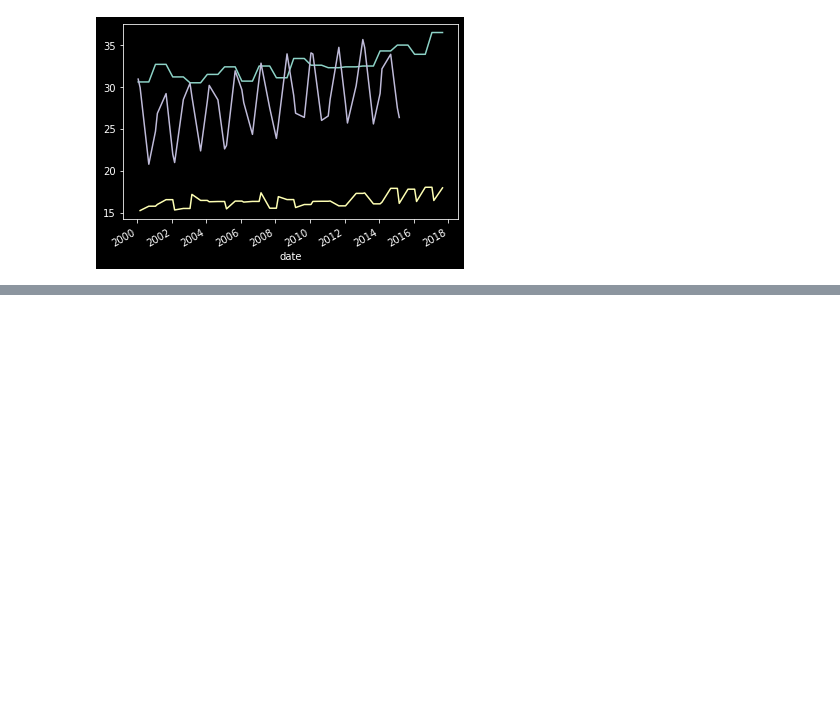
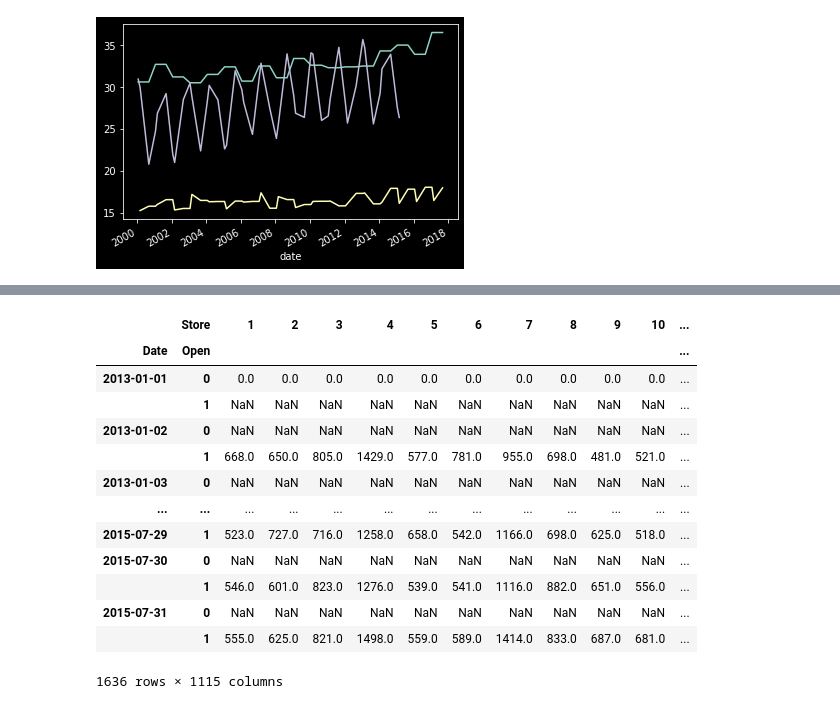
Before and after one commit to wallyliu2/py_Data_Manupulation, a Jupyter notebook: PyDataManupulation.ipynb, the cells around one changed output, grey strips where cells are left out. Saved outputs shown, nothing was run; the diff lists cells and outputs as text; code cells hidden in the pictures; blank space fills up the shorter version.

```diff
--- a/PyDataManupulation.ipynb
+++ b/PyDataManupulation.ipynb
@@ -2773,0 +3292,2 @@ df_tmp.plot("date", df_tmp.columns[1:], legend=False);
+# %%
+tmp = df2.Customers.unstack(level=["Store", "Open"])
@@ -2773,0 +3314,17 @@ df_tmp.plot("date", df_tmp.columns[1:], legend=False);
+# %%
+tmp.stack()
+# %% [output]
+|  | Store | 1 | 2 | 3 | 4 | 5 | 6 | 7 | 8 | 9 | 10 | ... |
+| Date | Open |  |  |  |  |  |  |  |  |  |  | ... |
+| 2013-01-01 | 0 | 0.0 | 0.0 | 0.0 | 0.0 | 0.0 | 0.0 | 0.0 | 0.0 | 0.0 | 0.0 | ... |
+|  | 1 | NaN | NaN | NaN | NaN | NaN | NaN | NaN | NaN | NaN | NaN | ... |
+| 2013-01-02 | 0 | NaN | NaN | NaN | NaN | NaN | NaN | NaN | NaN | NaN | NaN | ... |
+|  | 1 | 668.0 | 650.0 | 805.0 | 1429.0 | 577.0 | 781.0 | 955.0 | 698.0 | 481.0 | 521.0 | ... |
+| 2013-01-03 | 0 | NaN | NaN | NaN | NaN | NaN | NaN | NaN | NaN | NaN | NaN | ... |
+| ... | ... | ... | ... | ... | ... | ... | ... | ... | ... | ... | ... | ... |
+| 2015-07-29 | 1 | 523.0 | 727.0 | 716.0 | 1258.0 | 658.0 | 542.0 | 1166.0 | 698.0 | 625.0 | 518.0 | ... |
+| 2015-07-30 | 0 | NaN | NaN | NaN | NaN | NaN | NaN | NaN | NaN | NaN | NaN | ... |
+|  | 1 | 546.0 | 601.0 | 823.0 | 1276.0 | 539.0 | 541.0 | 1116.0 | 882.0 | 651.0 | 556.0 | ... |
+| 2015-07-31 | 0 | NaN | NaN | NaN | NaN | NaN | NaN | NaN | NaN | NaN | NaN | ... |
+|  | 1 | 555.0 | 625.0 | 821.0 | 1498.0 | 559.0 | 589.0 | 1414.0 | 833.0 | 687.0 | 681.0 | ... |
+1636 rows × 1115 columns
```
Also changed, not shown: parts of 53 cells of this notebook, 9 other files.
